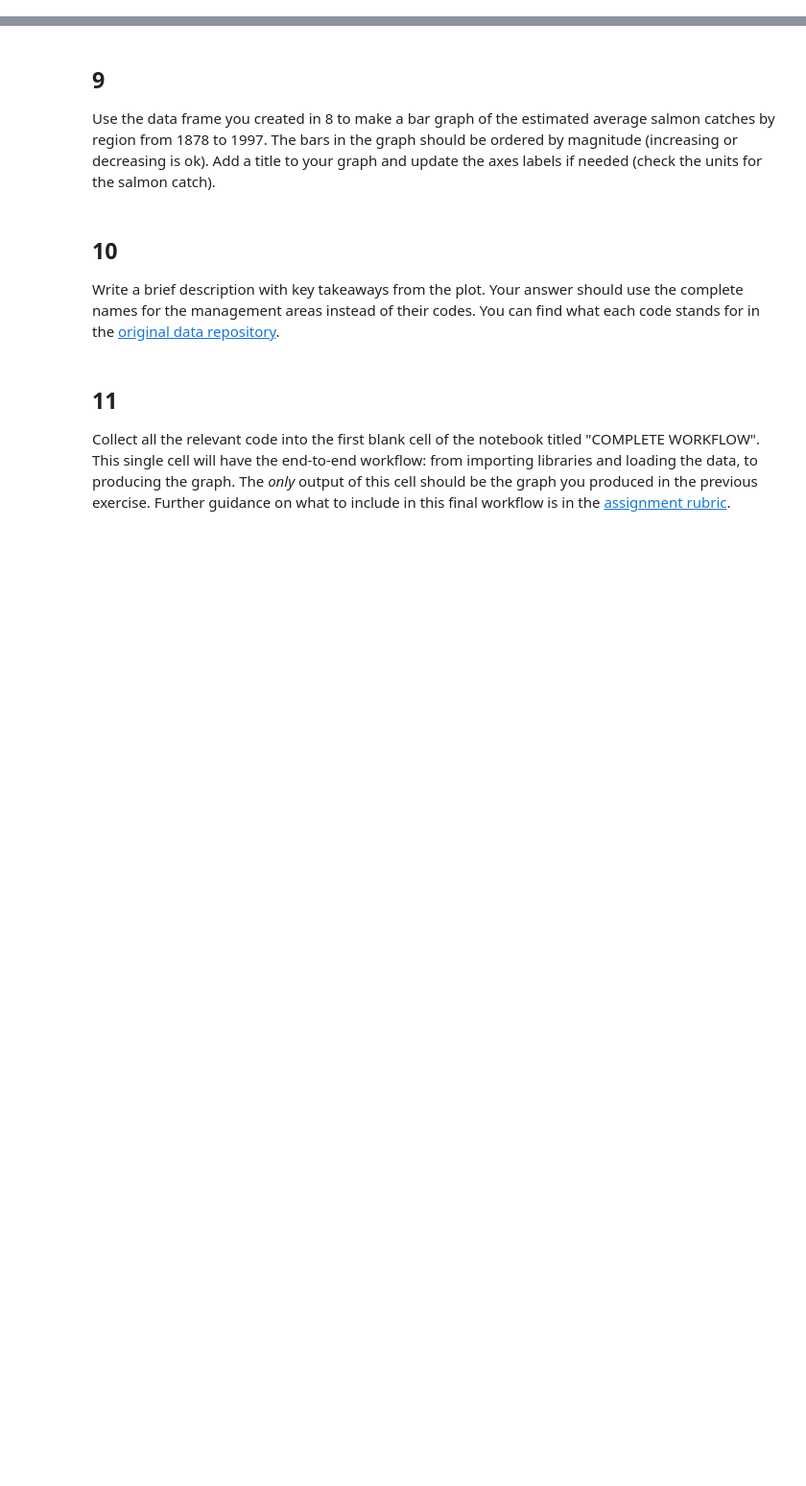
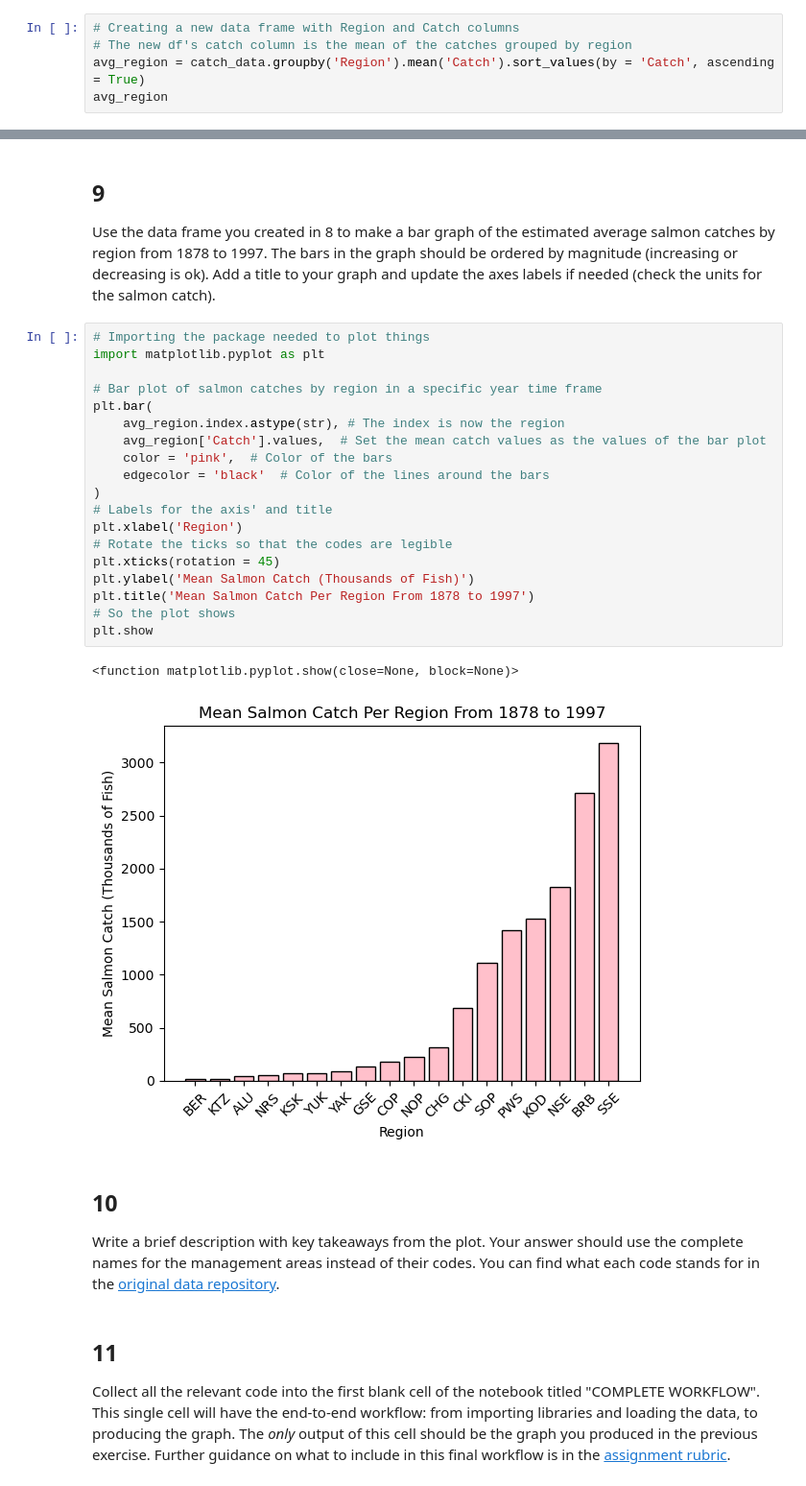
Before and after one commit to kailani-boop/eds220-hwk2, a Jupyter notebook: task2/hwk2-task2-salmon.ipynb, the cells around one changed output, grey strips where cells are left out. Shown at 96% size. Saved outputs shown, nothing was run; the diff lists cells and outputs as text; blank space fills up the shorter version.

```diff
--- a/task2/hwk2-task2-salmon.ipynb
+++ b/task2/hwk2-task2-salmon.ipynb
@@ -240,0 +242,5 @@ avg_region
+# %%
+# Creating a new data frame with Region and Catch columns
+# The new df's catch column is the mean of the catches grouped by region
+avg_region = catch_data.groupby('Region').mean('Catch').sort_values(by = 'Catch', ascending = True)
+avg_region
@@ -248,6 +275,28 @@ grader.check("q8")
 ## 9
 
 Use the data frame you created in 8 to make a bar graph of the estimated average salmon catches by region from 1878 to 1997. The bars in the graph should be ordered by magnitude (increasing or decreasing is ok). Add a title to your graph and update the axes labels if needed (check the units for the salmon catch).
+# %%
+# Importing the package needed to plot things
+import matplotlib.pyplot as plt
+
+# Bar plot of salmon catches by region in a specific year time frame
+plt.bar(
+    avg_region.index.astype(str), # The index is now the region
+    avg_region['Catch'].values,  # Set the mean catch values as the values of the bar plot
+    color = 'pink',  # Color of the bars
+    edgecolor = 'black'  # Color of the lines around the bars
+)
+# Labels for the axis' and title
+plt.xlabel('Region')
+# Rotate the ticks so that the codes are legible
+plt.xticks(rotation = 45)
+plt.ylabel('Mean Salmon Catch (Thousands of Fish)')
+plt.title('Mean Salmon Catch Per Region From 1878 to 1997')
+# So the plot shows
+plt.show
+# %% [output]
+<function matplotlib.pyplot.show(close=None, block=None)>
+[figure, added]
 # %% [markdown]
 <!-- END QUESTION -->
 
```
Also changed, not shown: parts of 5 cells of this notebook.
